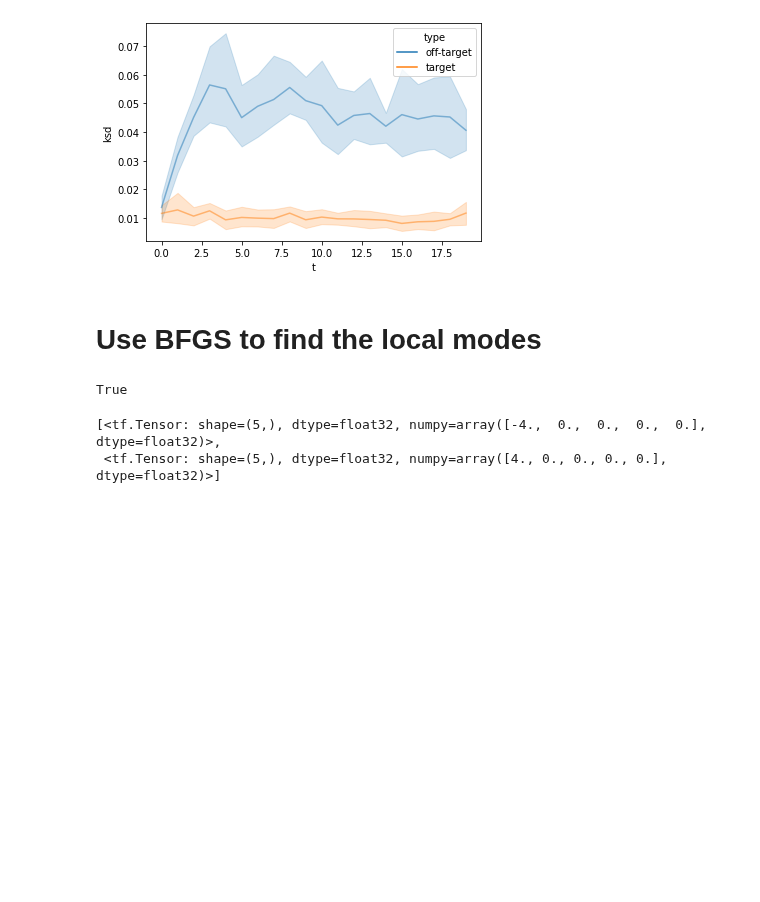
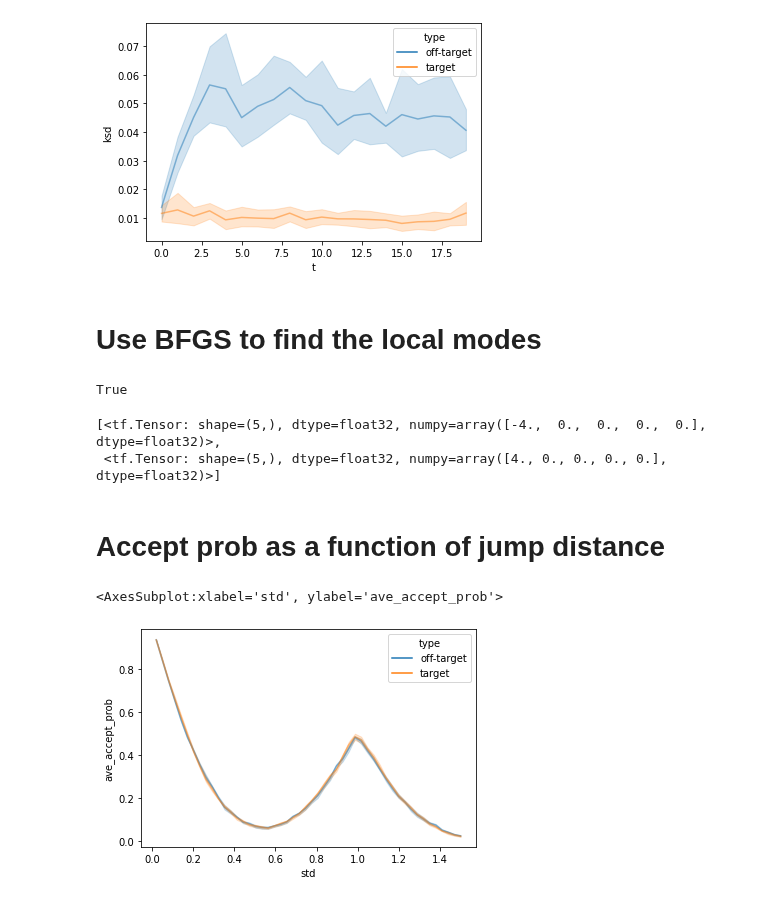
Before and after one commit to XingLLiu/u-stat-high-dim, a Jupyter notebook: mh.ipynb, the cells around one changed output. Cells and saved outputs as stored; diff of their text form; code cells hidden in the pictures; blank space fills up the shorter version.

Commit message:
save accept prob in langevin; add experiment with given between-mode directions

```diff
--- a/mh.ipynb
+++ b/mh.ipynb
@@ -251,3 +259,5 @@ mode_list
 # %% [output]
 [<tf.Tensor: shape=(5,), dtype=float32, numpy=array([-4.,  0.,  0.,  0.,  0.], dtype=float32)>,
  <tf.Tensor: shape=(5,), dtype=float32, numpy=array([4., 0., 0., 0., 0.], dtype=float32)>]
+# %% [markdown]
+# Accept prob as a function of jump distance
@@ -253,0 +266,4 @@ mode_list
+# %%
+kernel = IMQ(med_heuristic=True)
+
+ksd = KSD(target=target, kernel=kernel)
@@ -253,0 +302,18 @@ mode_list
+# %%
+nsteps = 20
+std_ls = np.linspace(0.02, 1.5, 50).tolist()
+nrep = 10
+dir_vec = tf.eye(dim)[:, 0] * delta * 2
+
+ksd_df = jump_distance_experiment(
+    nrep=nrep,
+    proposal_off=proposal_off,
+    proposal_on=proposal_on,
+    steps=nsteps,
+    std_ls=std_ls,
+    dir_vec=dir_vec)
+# %%
+sns.lineplot(data=ksd_df, x="std", y="ave_accept_prob", hue="type", alpha=0.5)
+# %% [output]
+<AxesSubplot:xlabel='std', ylabel='ave_accept_prob'>
+[figure, added]
```
Also changed, not shown: parts of 11 cells of this notebook, 2 other files.
